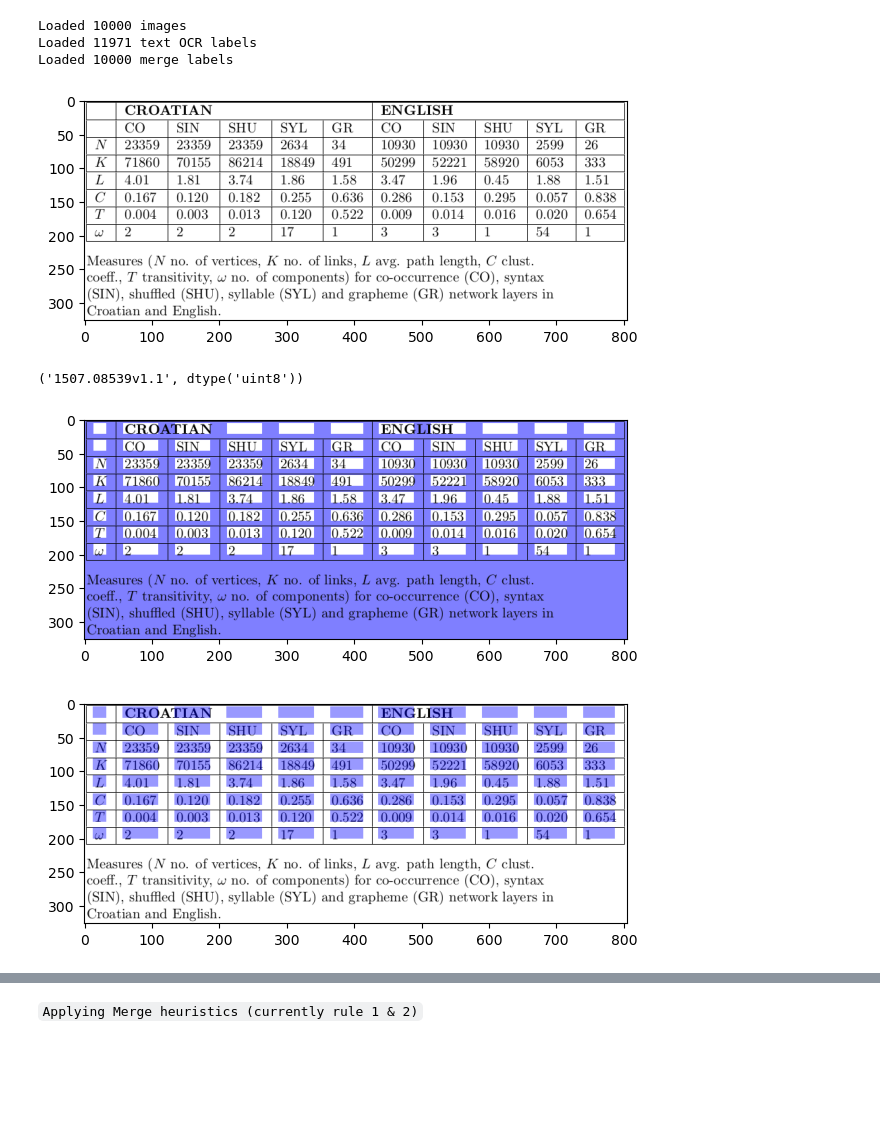
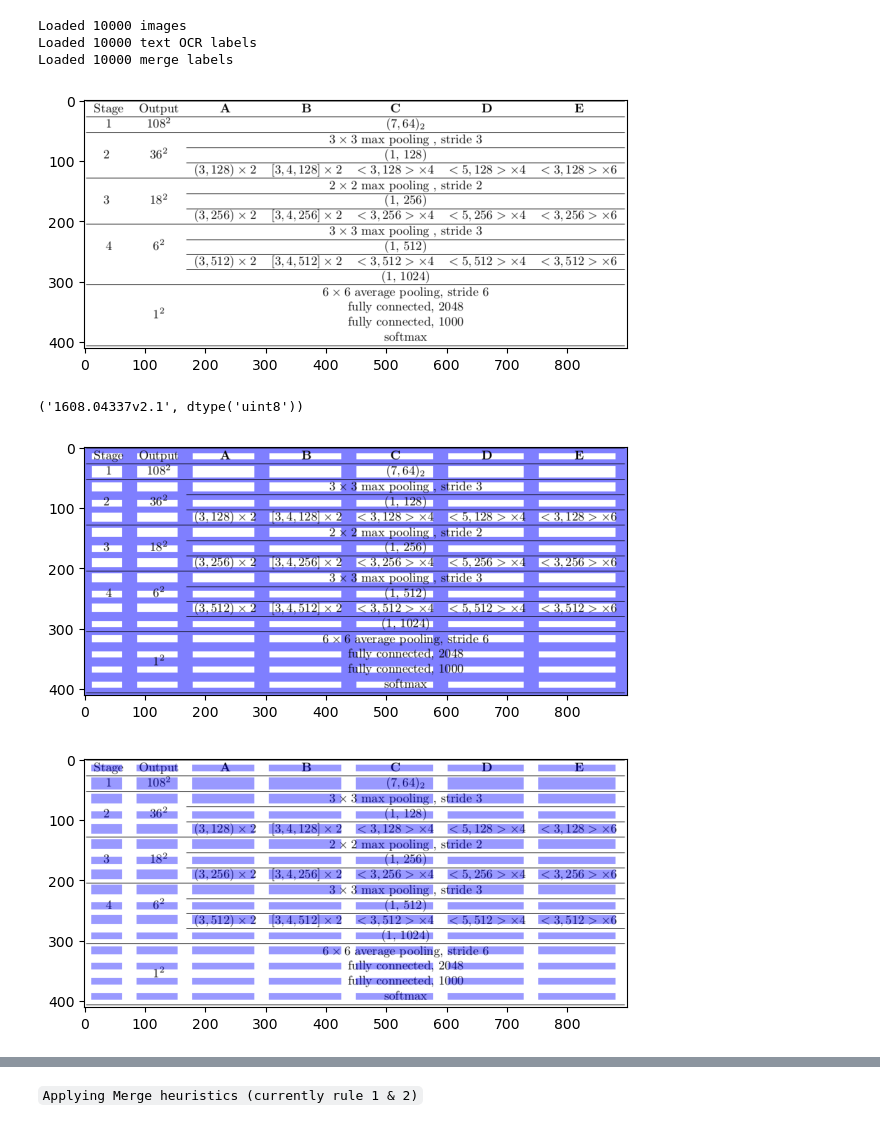
Before and after one commit to HeyLongHoang/deep-split-merge-scitsr, a Jupyter notebook: merge_heur_GT.ipynb, the cells around one changed output, grey strips where cells are left out. Drawn from its saved outputs; the diff is of its cells as text; code cells hidden in the pictures; blank space fills up the shorter version.

```diff
--- a/merge_heur_GT.ipynb
+++ b/merge_heur_GT.ipynb
@@ -2,8 +2,7 @@
 from data_utils.utils import *
 from merge.heuristics import *
 # %%
-SCITSR_PATH = '/Users/longhoang/Developer/table-recognition/data/scitsr-split-train'
-CHUNK_JSON_LABEL = '/Users/longhoang/Developer/table-recognition/data/SciTSR/train/label/chunk_label.json'
+SCITSR_PATH = '/home/longhoang01/Developer/table-recognition/data/SciTSR-partition'
 
 scitsr_train = os.path.join(SCITSR_PATH, 'train')
 scitsr_val = os.path.join(SCITSR_PATH, 'val')
@@ -12,7 +11,8 @@ train_img_dir = os.path.join(scitsr_train, 'img')
 imgs_paths = [os.path.join(train_img_dir, p) for p in os.listdir(train_img_dir)]
 print(f'Loaded {len(imgs_paths)} images')
 
-chunk_labels = load_json(CHUNK_JSON_LABEL)
+chunk_label_path = os.path.join(scitsr_train, 'label', 'chunk_label.json')
+chunk_labels = load_json(chunk_label_path)
 print(f'Loaded {len(chunk_labels)} text OCR labels')
 
 merge_label_path = os.path.join(scitsr_train, 'label', 'merge_label.json')
@@ -20,23 +20,26 @@ merge_labels = load_json(merge_label_path)
 print(f'Loaded {len(merge_labels)} merge labels')
 # %% [output]
 Loaded 10000 images
-Loaded 11971 text OCR labels
+Loaded 10000 text OCR labels
 Loaded 10000 merge labels
 # %%
-idx = 88
-img_path = imgs_paths[idx]
+# idx = 88
+# img_path = imgs_paths[idx]
+
+img_path = os.path.join(train_img_dir, '1608.04337v2.1.png')
+
 img = load_image(img_path).astype(np.uint8)
 img_name = path2name(img_path)
 view_imgs([img])
 img_name, img.dtype
 # %% [output]
-[figure, old version]
+[figure, new version]
-('1507.08539v1.1', dtype('uint8'))
+('1608.04337v2.1', dtype('uint8'))
 # %%
 r_gt, c_gt, R_gt, D_gt = load_merge_gt(merge_labels, img_name)
 vis_split(img, r_gt, c_gt);
 # %% [output]
-[figure, old version]
+[figure, new version]
 # %%
 row_gt_idxs, col_gt_idxs = borders(r_gt), borders(c_gt)
 cells_gt = get_cells(row_gt_idxs, col_gt_idxs)
@@ -49,7 +52,7 @@ res = cv.addWeighted(img_boxes, 0.4, img, 0.6, 0)
 
 view_imgs([res])
 # %% [output]
-[figure, old version]
+[figure, new version]
 # %%
 img2 = res.copy()
 
```
Also changed, not shown: parts of 6 cells of this notebook, 5 other files.
